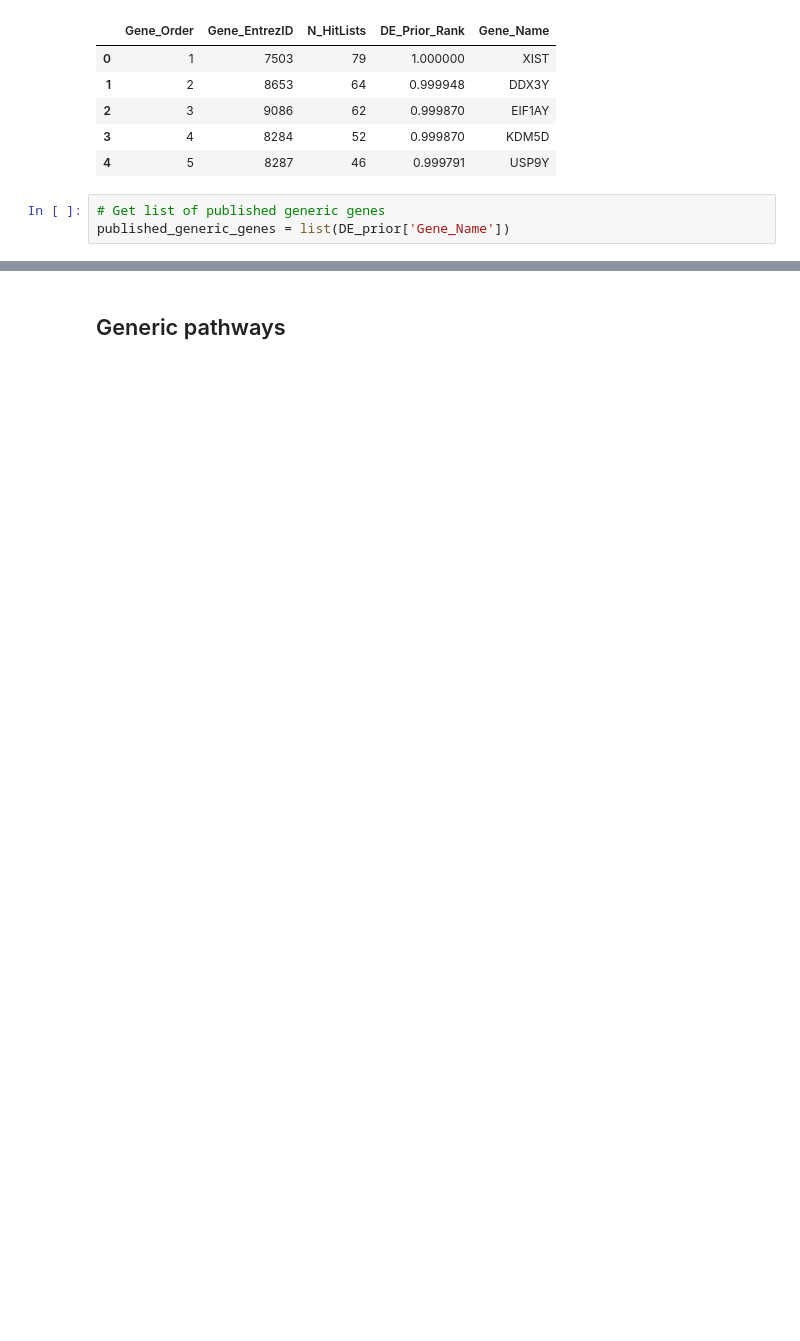
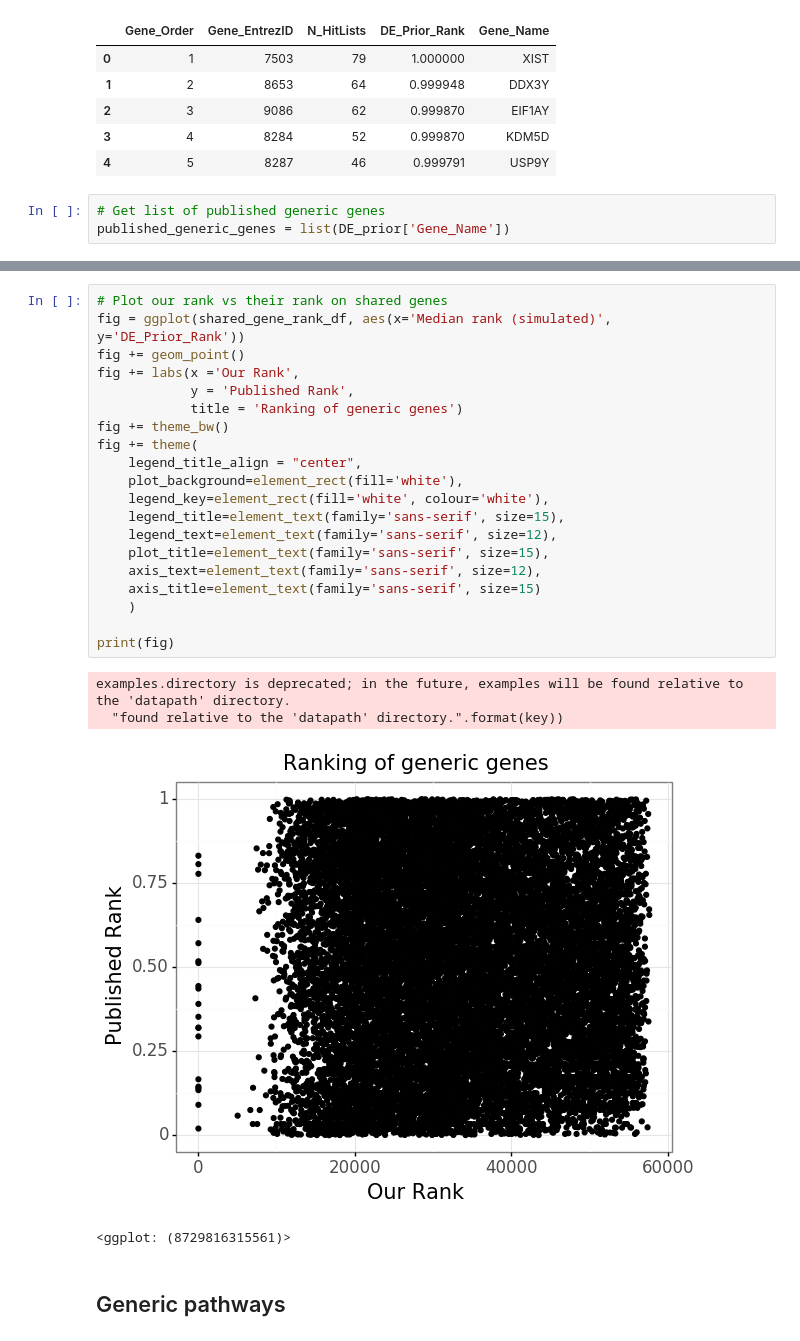
Before and after one commit to greenelab/simulate-expression-compendia, a Jupyter notebook: Rank_pathways/5_analyze_generic_genes_and_pathways.ipynb, the cells around one changed output, grey strips where cells are left out. Cells and saved outputs as stored; diff of their text form; blank space fills up the shorter version.

```diff
--- a/Rank_pathways/5_analyze_generic_genes_and_pathways.ipynb
+++ b/Rank_pathways/5_analyze_generic_genes_and_pathways.ipynb
@@ -143,3 +232,28 @@ len(set(published_generic_genes).intersection(generic_genes))/len(generic_genes)
+# %%
+# Plot our rank vs their rank on shared genes
+fig = ggplot(shared_gene_rank_df, aes(x='Median rank (simulated)', y='DE_Prior_Rank'))
+fig += geom_point()
+fig += labs(x ='Our Rank',
+            y = 'Published Rank',
+            title = 'Ranking of generic genes')
+fig += theme_bw()
+fig += theme(
+    legend_title_align = "center",
+    plot_background=element_rect(fill='white'),
+    legend_key=element_rect(fill='white', colour='white'),
+    legend_title=element_text(family='sans-serif', size=15),
+    legend_text=element_text(family='sans-serif', size=12),
+    plot_title=element_text(family='sans-serif', size=15),
+    axis_text=element_text(family='sans-serif', size=12),
+    axis_title=element_text(family='sans-serif', size=15)
+    )
+
+print(fig)
+# %% [output]
+examples.directory is deprecated; in the future, examples will be found relative to the 'datapath' directory.
+  "found relative to the 'datapath' directory.".format(key))
+[figure, added]
+<ggplot: (8729816315561)>
 # %% [markdown]
 ## Generic pathways
 # %%
```
Also changed, not shown: parts of 19 cells of this notebook.
